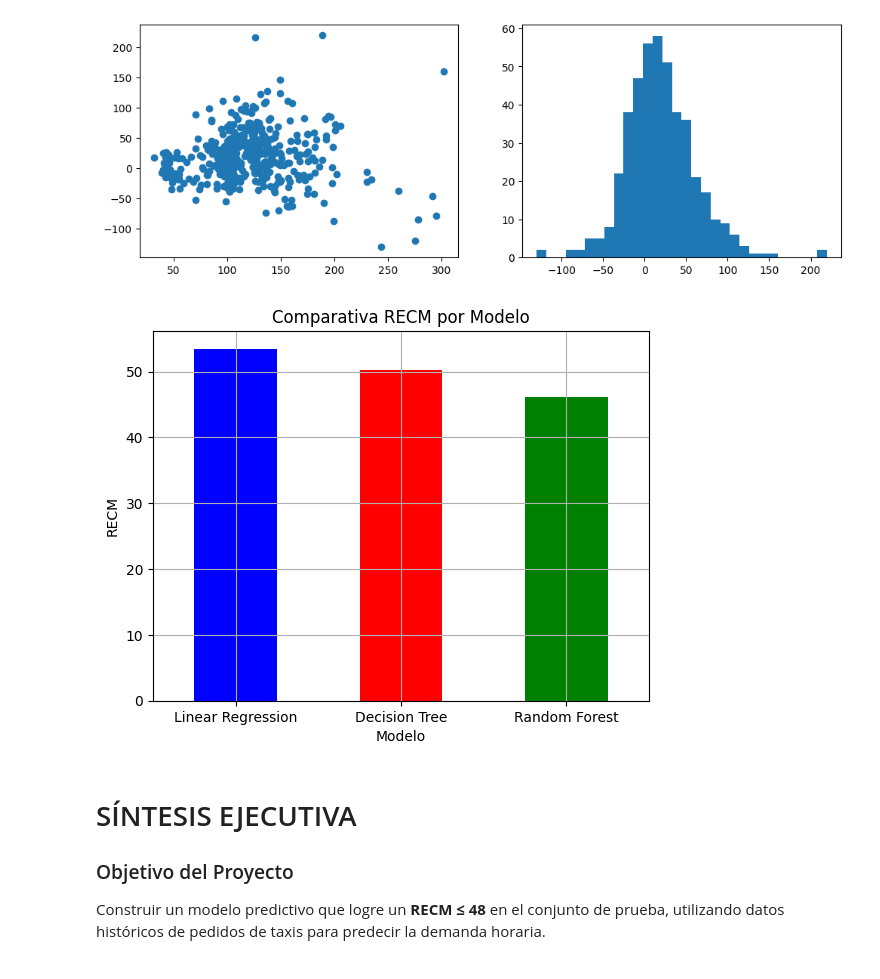
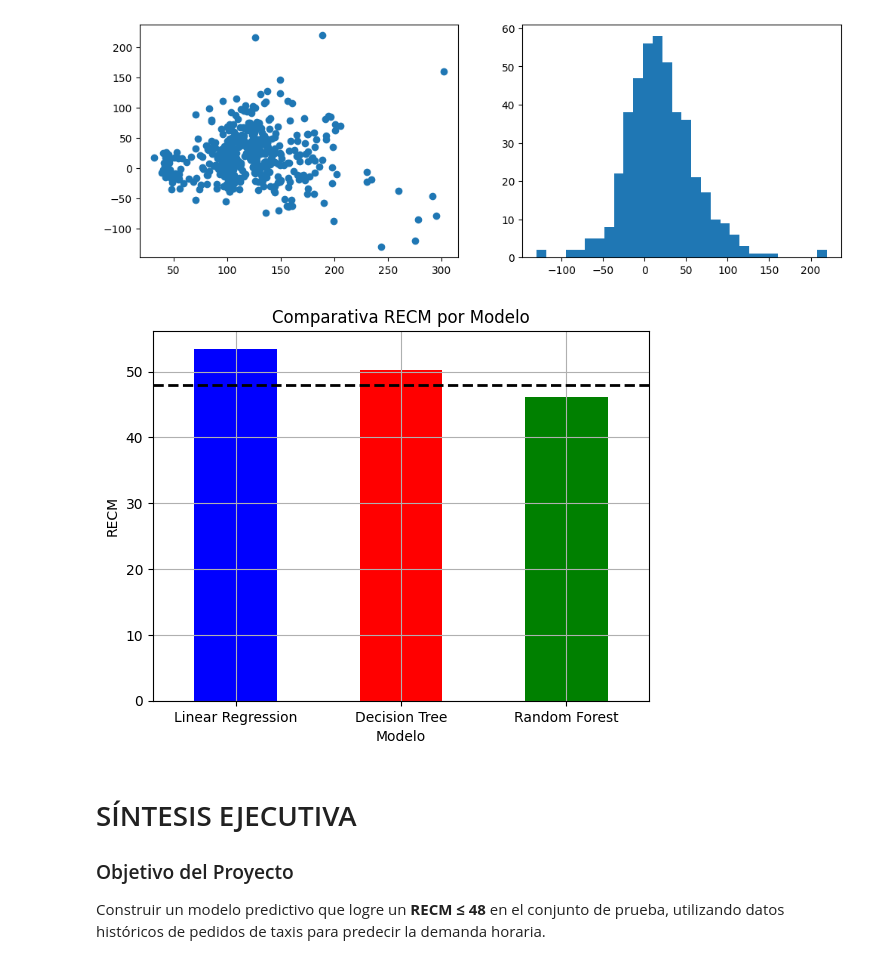
Before and after one commit to cristianguerrero-ds/taxi-order-prediction, a Jupyter notebook: notebook/taxi_demand_forecasting.ipynb, the cells around one changed output. Cells and saved outputs as stored; diff of their text form; code cells hidden in the pictures.

```diff
--- a/notebook/taxi_demand_forecasting.ipynb
+++ b/notebook/taxi_demand_forecasting.ipynb
@@ -374,24 +375,27 @@ plt.hist(residuals, bins=30)
 # %%
 # Creamos un df para la comparativa de RECM por modelo
 df_recm_models = pd.DataFrame({
     'Model': ['Linear Regression', 'Decision Tree', 'Random Forest'],
     'RECM': [recm_lr, recm_dt, recm_rf]
 })
 
 # Graficamos la comparativa de RECM por modelo
 df_recm_models.plot(kind='bar',
                     title='Comparativa RECM por Modelo',
                     xlabel= 'Modelo',
                     color= ['blue', 'red', 'green'],
                     ylabel= 'RECM',
                     x='Model',
                     y='RECM',
                     legend=False,
                     grid=True)
+
+# Línea horizontal en RECM = 48
+plt.axhline(y=48, color='black', linestyle='--', linewidth=2, label='RECM objetivo')
 plt.xticks(rotation=0)
 plt.show()
 # %% [output]
-[figure, old version]
+[figure, new version]
 # %% [markdown]
 
 # SÍNTESIS EJECUTIVA
```
Also changed, not shown: parts of 2 cells of this notebook, 2 other files.
